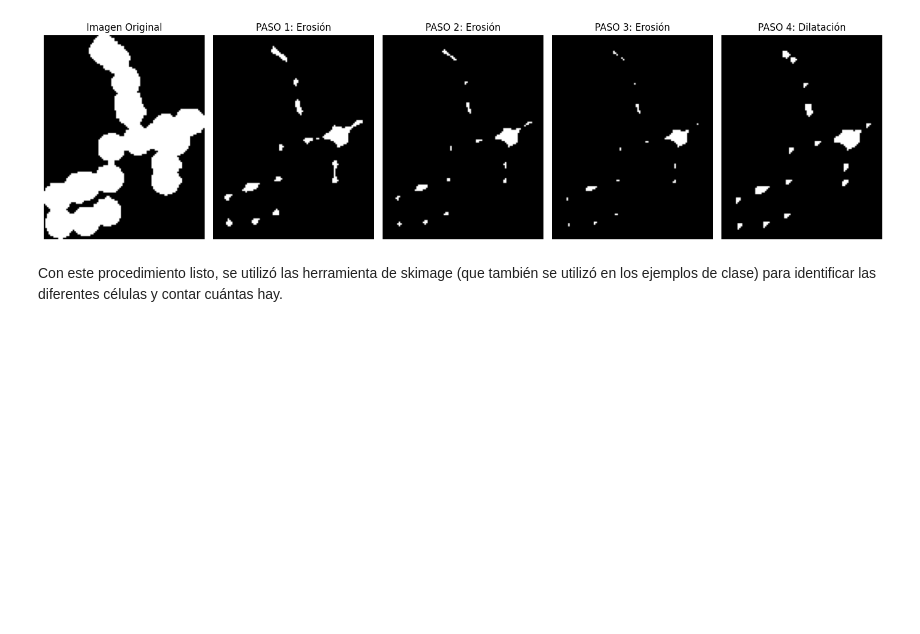
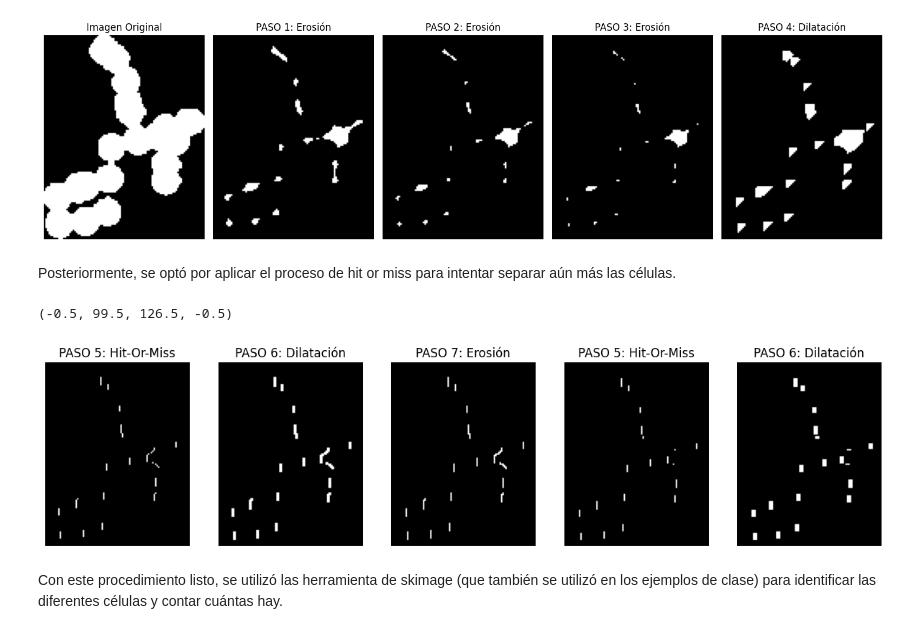
Before and after one commit to stefanoaragoni/computerVision_Lab01, a Jupyter notebook: Lab01_Ejercicio7.ipynb, the cells around one changed output. Saved outputs shown, nothing was run; the diff lists cells and outputs as text; code cells hidden in the pictures; blank space fills up the shorter version.

```diff
--- a/Lab01_Ejercicio7.ipynb
+++ b/Lab01_Ejercicio7.ipynb
@@ -180,6 +181,72 @@ plt.axis('off')
 plt.tight_layout()
 # %% [output]
 [figure]
+# %% [markdown]
+Posteriormente, se optó por aplicar el proceso de hit or miss para intentar separar aún más las células.
+# %%
+plt.figure(figsize=(15, 10))
+
+# ---------------------------- OPERACIONES MORFOLÓGICAS
+
+kernel1 = [
+    [0, 1, 1]
+]
+
+cells2 = ndimage.binary_hit_or_miss(cells, structure1=kernel1).astype(np.uint8)
+
+plt.subplot(1, 5, 1)
+plt.imshow(cells2, cmap='gray')
+plt.title('PASO 5: Hit-Or-Miss')
+plt.axis('off')
+
+# ----------------------------
+
+kernel = cv2.getStructuringElement(cv2.MORPH_RECT, (2, 2))
+cells2 = cv2.dilate(cells2, kernel, iterations=1)
+
+plt.subplot(1, 5, 2)
+plt.imshow(cells2, cmap='gray')
+plt.title('PASO 6: Dilatación')
+plt.axis('off')
+
+# ----------------------------
+
+kernel = cv2.getStructuringElement(cv2.MORPH_RECT, (2, 1))
+cells2 = cv2.erode(cells2, kernel, iterations=1)
+
+plt.subplot(1, 5, 3)
+plt.imshow(cells2, cmap='gray')
+plt.title('PASO 7: Erosión')
+plt.axis('off')
+
+# ----------------------------
+
+kernel1 = [
+    [0, 1],
+    [0, 1]
+]
+
+cells2 = ndimage.binary_hit_or_miss(cells2, structure1=kernel1).astype(np.uint8)
+
+plt.subplot(1, 5, 4)
+plt.imshow(cells2, cmap='gray')
+plt.title('PASO 5: Hit-Or-Miss')
+plt.axis('off')
+
+# ----------------------------
+
+kernel = cv2.getStructuringElement(cv2.MORPH_RECT, (2, 1))
+cells2 = cv2.dilate(cells2, kernel, iterations=2)
+
+plt.subplot(1, 5, 5)
+plt.imshow(cells2, cmap='gray')
+plt.title('PASO 6: Dilatación')
+plt.axis('off')
+
+# ----------------------------
+# %% [output]
+(-0.5, 99.5, 126.5, -0.5)
+[figure, added]
 # %% [markdown]
 Con este procedimiento listo, se utilizó las herramienta de skimage (que también se utilizó en los ejemplos de clase) para identificar las diferentes células y contar cuántas hay.
 # %%
```
Also changed, not shown: parts of 4 cells of this notebook.
